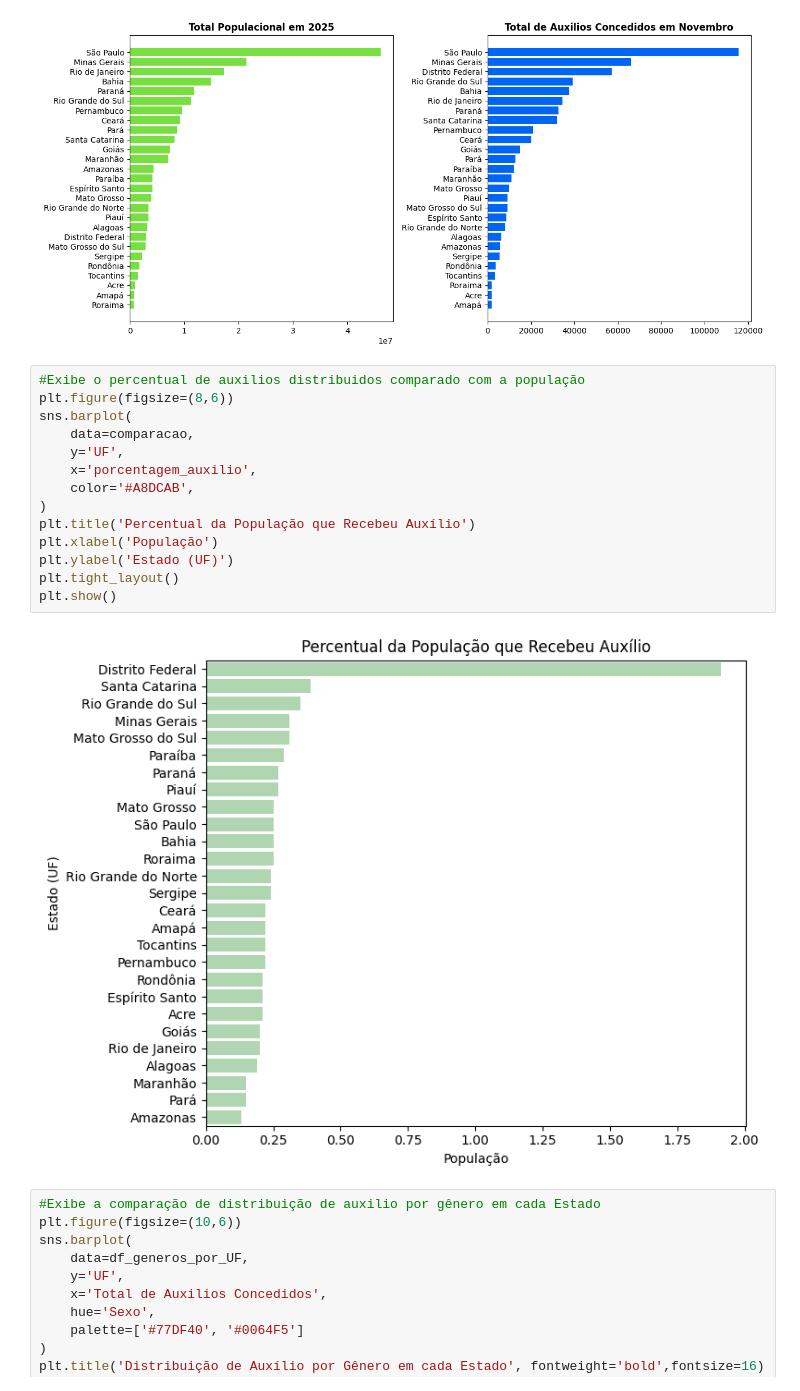
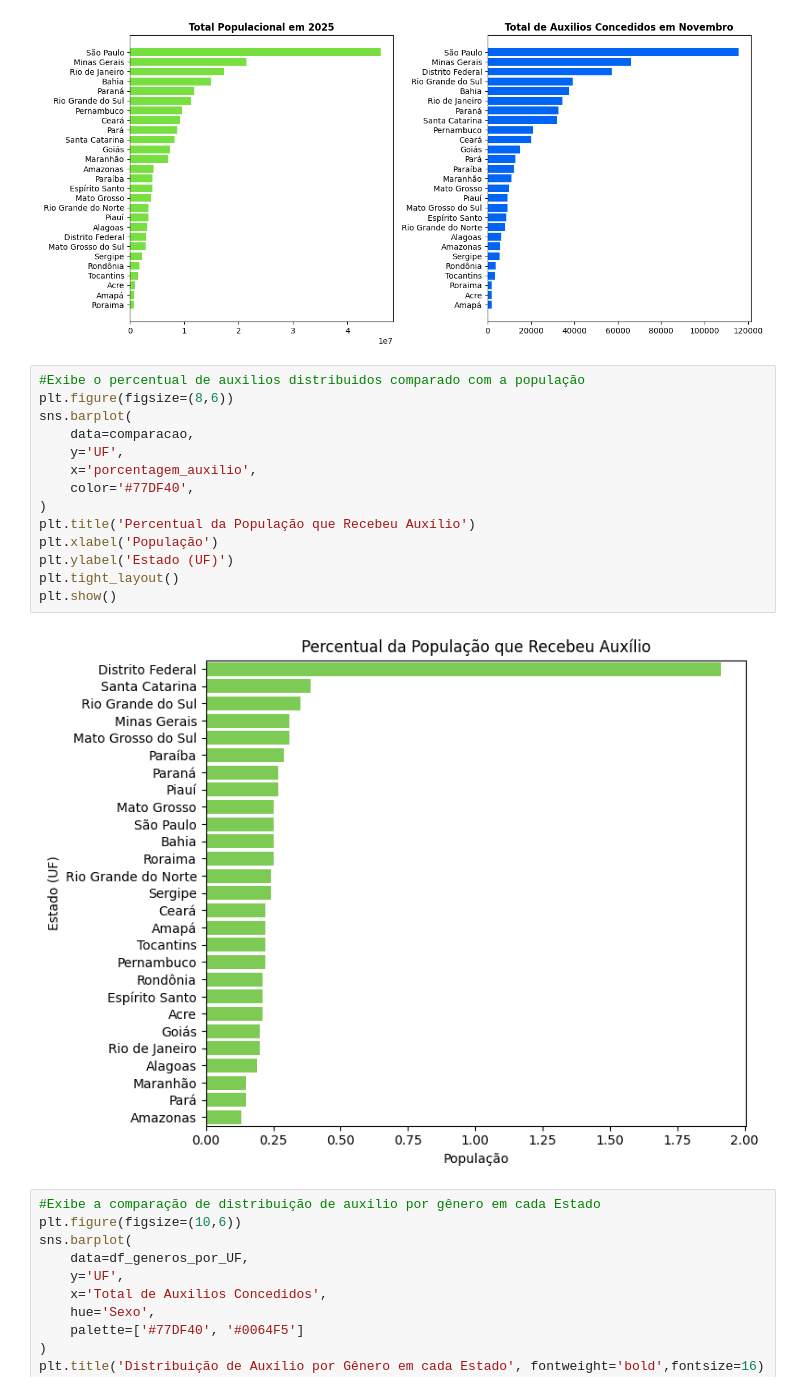
Before and after one commit to Estressei/ProjetoTrilhaDados, a Jupyter notebook: main.ipynb, the cells around one changed output. Drawn from its saved outputs; the diff is of its cells as text.

```diff
--- a/main.ipynb
+++ b/main.ipynb
@@ -743,19 +734,19 @@ plt.show()
 # %%
 #Exibe o percentual de auxilios distribuidos comparado com a população
 plt.figure(figsize=(8,6))
 sns.barplot(
     data=comparacao,
     y='UF',
     x='porcentagem_auxilio',
-    color='#A8DCAB',
+    color='#77DF40',
 )
 plt.title('Percentual da População que Recebeu Auxílio')
 plt.xlabel('População')
 plt.ylabel('Estado (UF)')
 plt.tight_layout()
 plt.show()
 # %% [output]
-[figure, old version]
+[figure, new version]
 # %%
 #Exibe a comparação de distribuição de auxilio por gênero em cada Estado
 plt.figure(figsize=(10,6))
```
Also changed, not shown: parts of 8 cells of this notebook, 1 other file.
